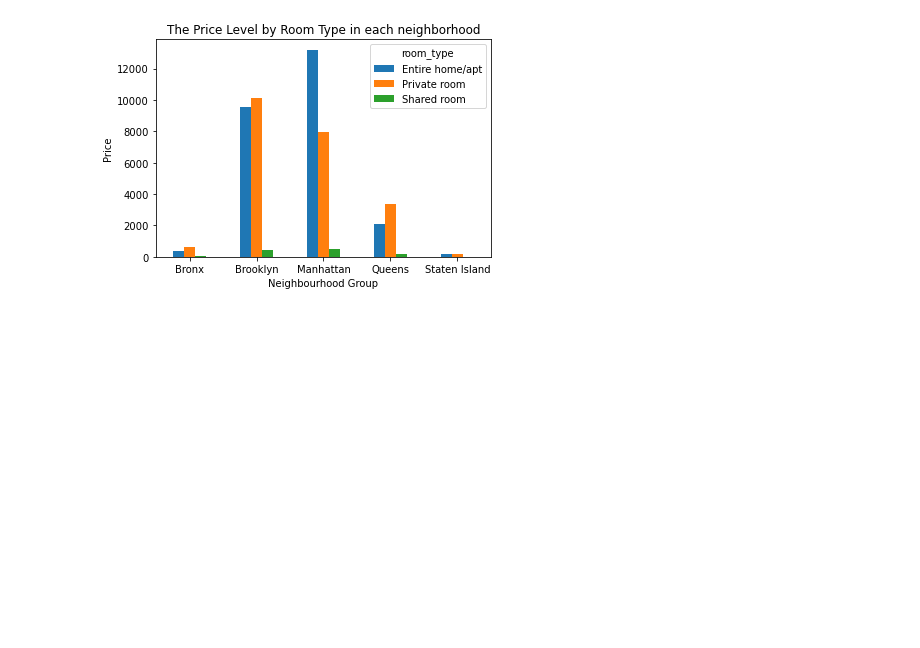
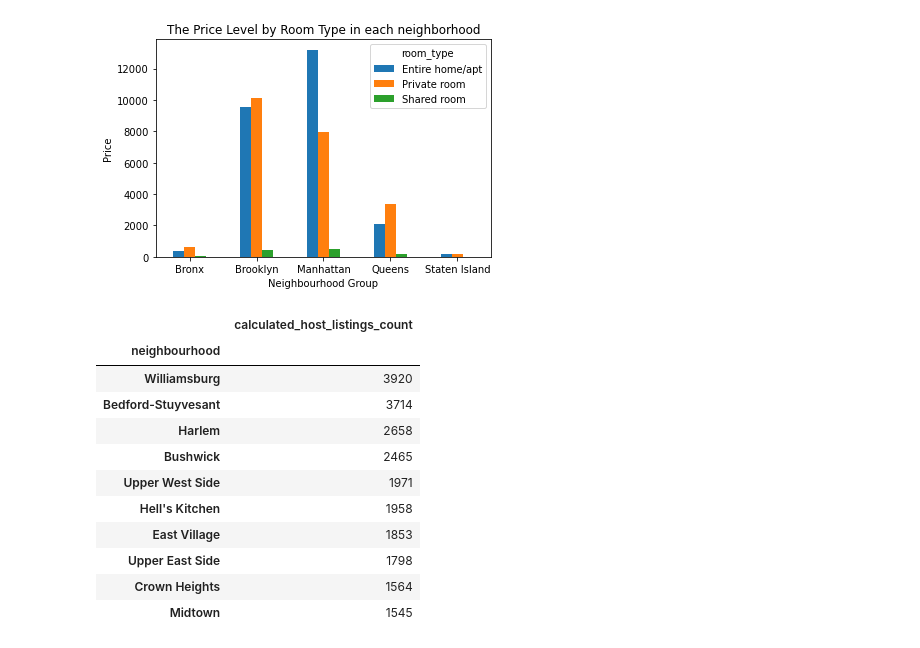
Before and after one commit to csridlen/eco395m-project-2, a Jupyter notebook: code/analysis_visualizations.ipynb, the cells around one changed output. Saved outputs shown, nothing was run; the diff lists cells and outputs as text; code cells hidden in the pictures; blank space fills up the shorter version.

```diff
--- a/code/analysis_visualizations.ipynb
+++ b/code/analysis_visualizations.ipynb
@@ -129,3 +128,27 @@ heatmap = heatmap.get_figure()
 heatmap.savefig("../artifacts/heatmap.png")
 room_type = room_type.get_figure()
 room_type.savefig("../artifacts/room_type.png")
+# %%
+#Top 10 neighbourhoods by calculated host listing count
+
+neighborhood_top10 = (
+    data.groupby(["neighbourhood"])["calculated_host_listings_count"]
+    .count()
+    .to_frame()
+    .sort_values(["calculated_host_listings_count"], ascending=[False])
+    .head(10)
+)
+neighborhood_top10
+# %% [output]
+|  | calculated_host_listings_count |
+| neighbourhood |  |
+| Williamsburg | 3920 |
+| Bedford-Stuyvesant | 3714 |
+| Harlem | 2658 |
+| Bushwick | 2465 |
+| Upper West Side | 1971 |
+| Hell's Kitchen | 1958 |
+| East Village | 1853 |
+| Upper East Side | 1798 |
+| Crown Heights | 1564 |
+| Midtown | 1545 |
```
Also changed, not shown: parts of 3 cells of this notebook.
